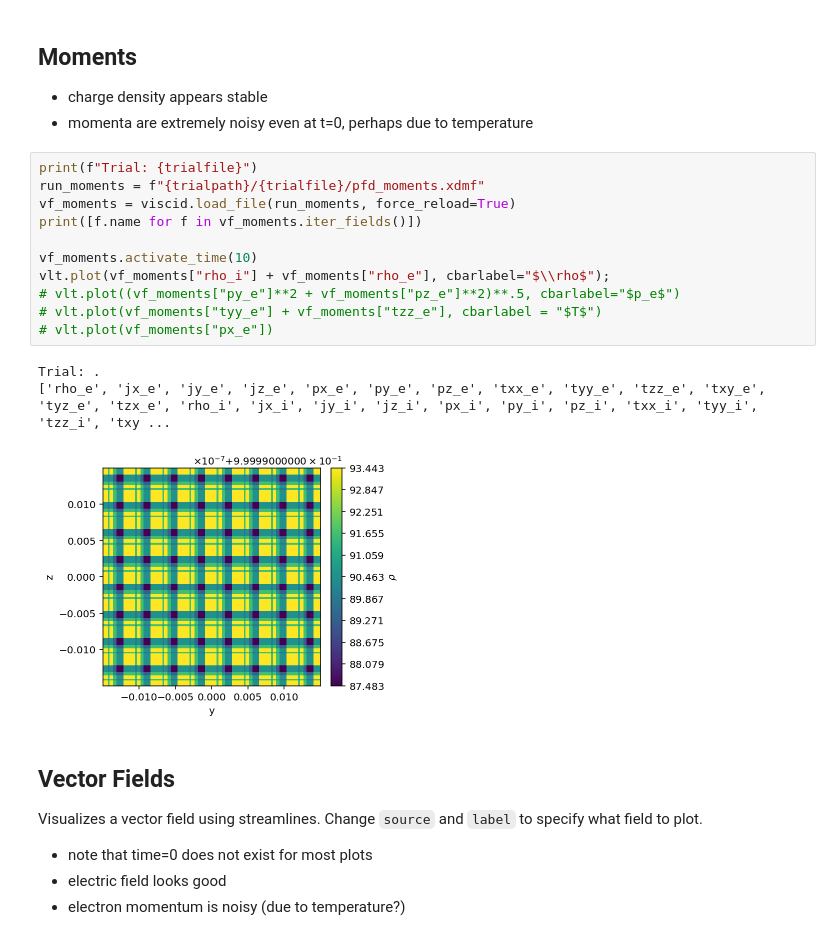
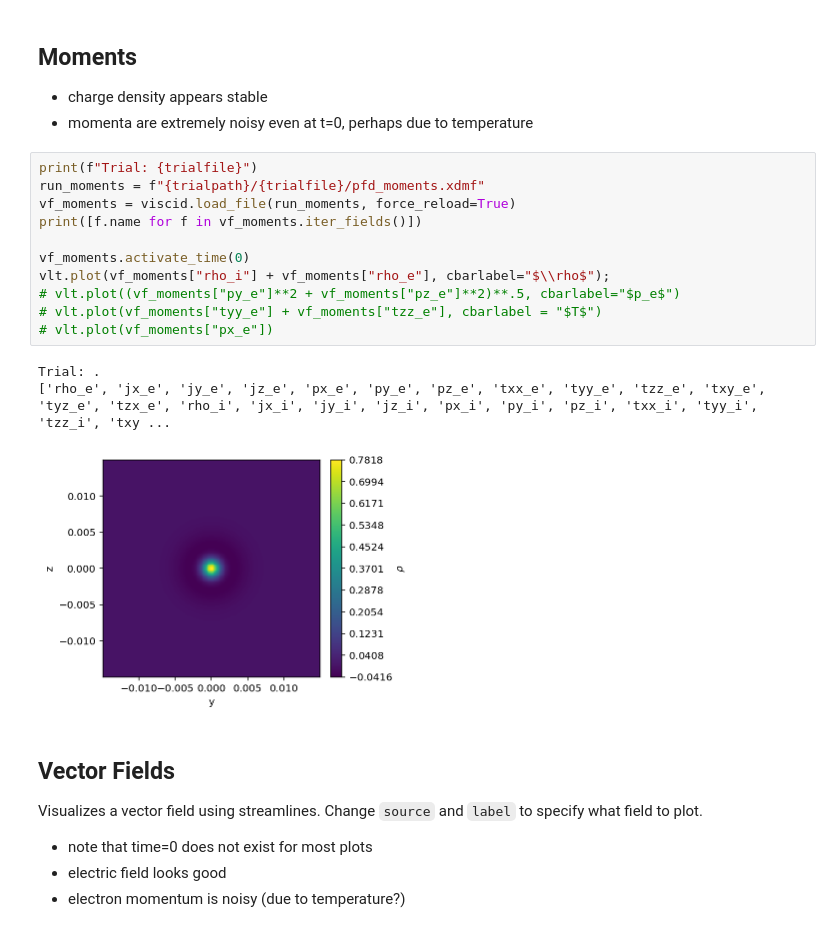
Before and after one commit to JamesMcClung/psc-scrap, a Jupyter notebook: analysis.ipynb, the cells around one changed output. Cells and saved outputs as stored; diff of their text form.

```diff
--- a/analysis.ipynb
+++ b/analysis.ipynb
@@ -92,18 +92,18 @@ Trial: .
 # %%
 print(f"Trial: {trialfile}")
 run_moments = f"{trialpath}/{trialfile}/pfd_moments.xdmf"
 vf_moments = viscid.load_file(run_moments, force_reload=True)
 print([f.name for f in vf_moments.iter_fields()])
 
-vf_moments.activate_time(10)
+vf_moments.activate_time(0)
 vlt.plot(vf_moments["rho_i"] + vf_moments["rho_e"], cbarlabel="$\\rho$");
 # vlt.plot((vf_moments["py_e"]**2 + vf_moments["pz_e"]**2)**.5, cbarlabel="$p_e$")
 # vlt.plot(vf_moments["tyy_e"] + vf_moments["tzz_e"], cbarlabel = "$T$")
 # vlt.plot(vf_moments["px_e"])
 # %% [output]
 Trial: .
 ['rho_e', 'jx_e', 'jy_e', 'jz_e', 'px_e', 'py_e', 'pz_e', 'txx_e', 'tyy_e', 'tzz_e', 'txy_e', 'tyz_e', 'tzx_e', 'rho_i', 'jx_i', 'jy_i', 'jz_i', 'px_i', 'py_i', 'pz_i', 'txx_i', 'tyy_i', 'tzz_i', 'txy ...
-[figure, old version]
+[figure, new version]
 # %% [markdown]
 ## Vector Fields
 Visualizes a vector field using streamlines.
```
Also changed, not shown: parts of 1 cell of this notebook, 1 other file.
